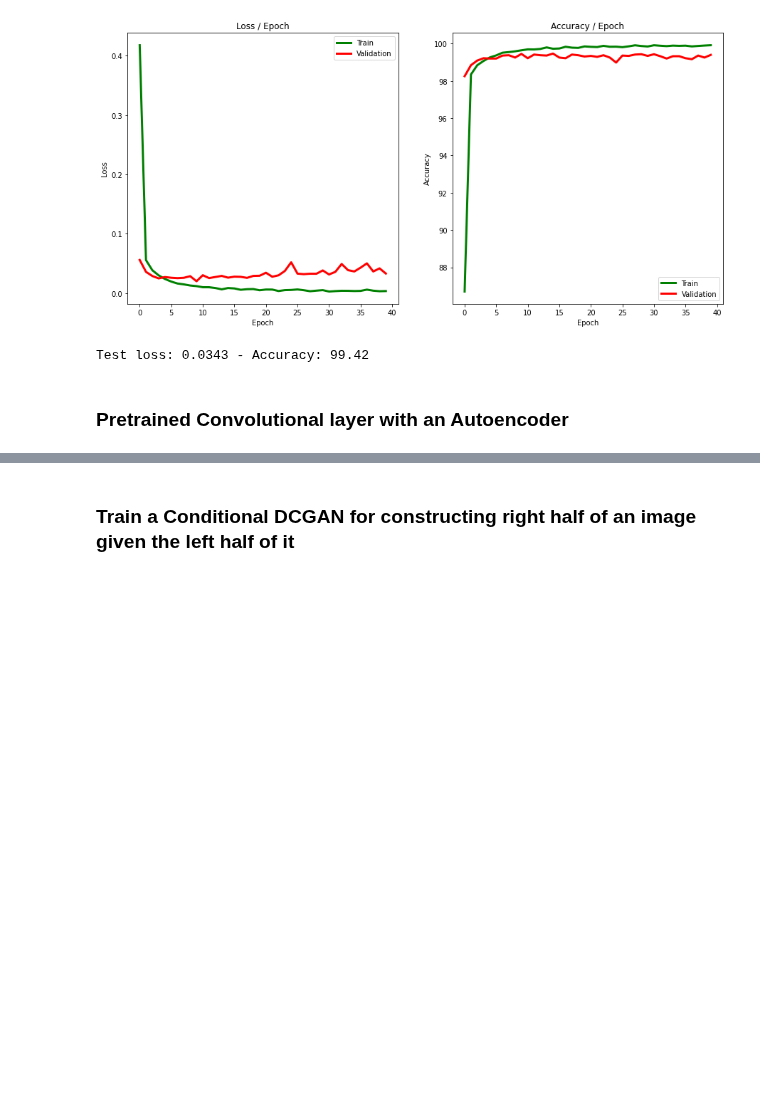
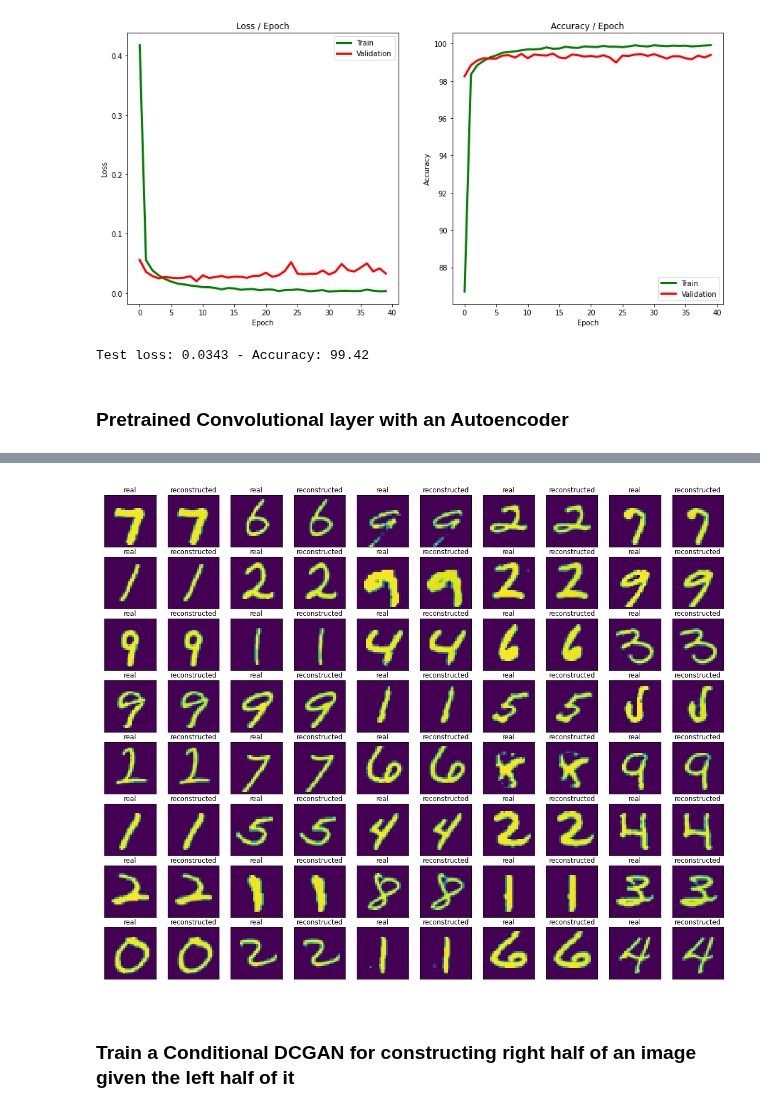
Before and after one commit to ahmadsalimi/DeepLearningIntro, a Jupyter notebook: GAN/CGAN_MNIST.ipynb, the cells around one changed output, grey strips where cells are left out. Saved outputs shown, nothing was run; the diff lists cells and outputs as text; code cells hidden in the pictures; blank space fills up the shorter version.

```diff
--- a/GAN/CGAN_MNIST.ipynb
+++ b/GAN/CGAN_MNIST.ipynb
@@ -386,15 +410,17 @@ def train_autoencoder(model, optimizer, X, batch_size):
 
     return epoch_loss
 # %%
-def evaluate_autoencoder(model, X, batch_size):
+def evaluate_autoencoder(model, X, batch_size, return_predictions=False):
     epoch_loss = 0
     iter = 0
+    predictions = []
 
     with torch.no_grad():
         model.eval()
         for iter, b_X in get_batches(X, batch_size=batch_size, shuffle=False):
             images = torch.tensor(b_X, device='cuda')
             prediction = model(images)
+            predictions.append(prediction.cpu().numpy())
 
             loss = F.mse_loss(prediction, images)
 
@@ -404,6 +430,9 @@ def evaluate_autoencoder(model, X, batch_size):
                 print(f'[Valid] Iteration {iter + 1:3d} - loss: {epoch_loss / (iter + 1):.2e}')
 
     epoch_loss /= (iter + 1)
+    if return_predictions:
+        return np.concatenate(predictions, axis=0), epoch_loss
+
     return epoch_loss
 # %%
 images_train = X_train / 255
@@ -588,0 +507,3 @@ for e in range(continue_epoch3, continue_epoch4):
+# %%
+predictions, test_loss = evaluate_autoencoder(autoencoder, images_test, batch_size=batch_size, return_predictions=True)
+test_loss
@@ -589,2 +513,36 @@ for e in range(continue_epoch3, continue_epoch4):
+# %%
+def draw(images, texts, columns=1, rows=1):
+    fig = plt.figure(figsize=(2 * columns, 2 * rows))
+
+    for i in range(columns * rows):
+        ax = fig.add_subplot(rows, columns, i + 1)
+        ax.set_title(texts[i])
+        ax.set_aspect('equal')
+        ax.get_xaxis().set_visible(False)
+        ax.get_yaxis().set_visible(False)
+        plt.imshow(images[i].reshape((28, 28)))
+
+    cax = fig.add_axes([0.12, 0.1, 0.78, 0.8])
+    cax.get_xaxis().set_visible(False)
+    cax.get_yaxis().set_visible(False)
+    cax.set_frame_on(False)
+    plt.show()
+# %%
+rows = 8
+columns = 10
+indices = np.random.choice(np.arange(len(images_test)), size=rows * columns // 2)
+images = np.zeros((rows * columns // 2, 2, 28, 28))
+images[:,0] = images_test[indices].reshape(rows * columns // 2, 28, 28)
+images[:,1] = predictions[indices].reshape(rows * columns // 2, 28, 28)
+images = images.reshape(rows * columns, 28, 28) * 255
+
+texts = np.zeros((rows * columns // 2, 2), dtype=object)
+texts[:,0] = np.array(['real' for _ in range(rows * columns // 2)])
+texts[:,1] = np.array(['reconstructed' for _ in range(rows * columns // 2)])
+texts = texts.reshape(rows * columns)
+
+draw(images, texts, columns, rows)
+# %% [output]
+[figure, added]
 # %% [markdown]
 ### Train a Conditional DCGAN for constructing right half of an image given the left half of it
```
Also changed, not shown: parts of 14 cells of this notebook.
